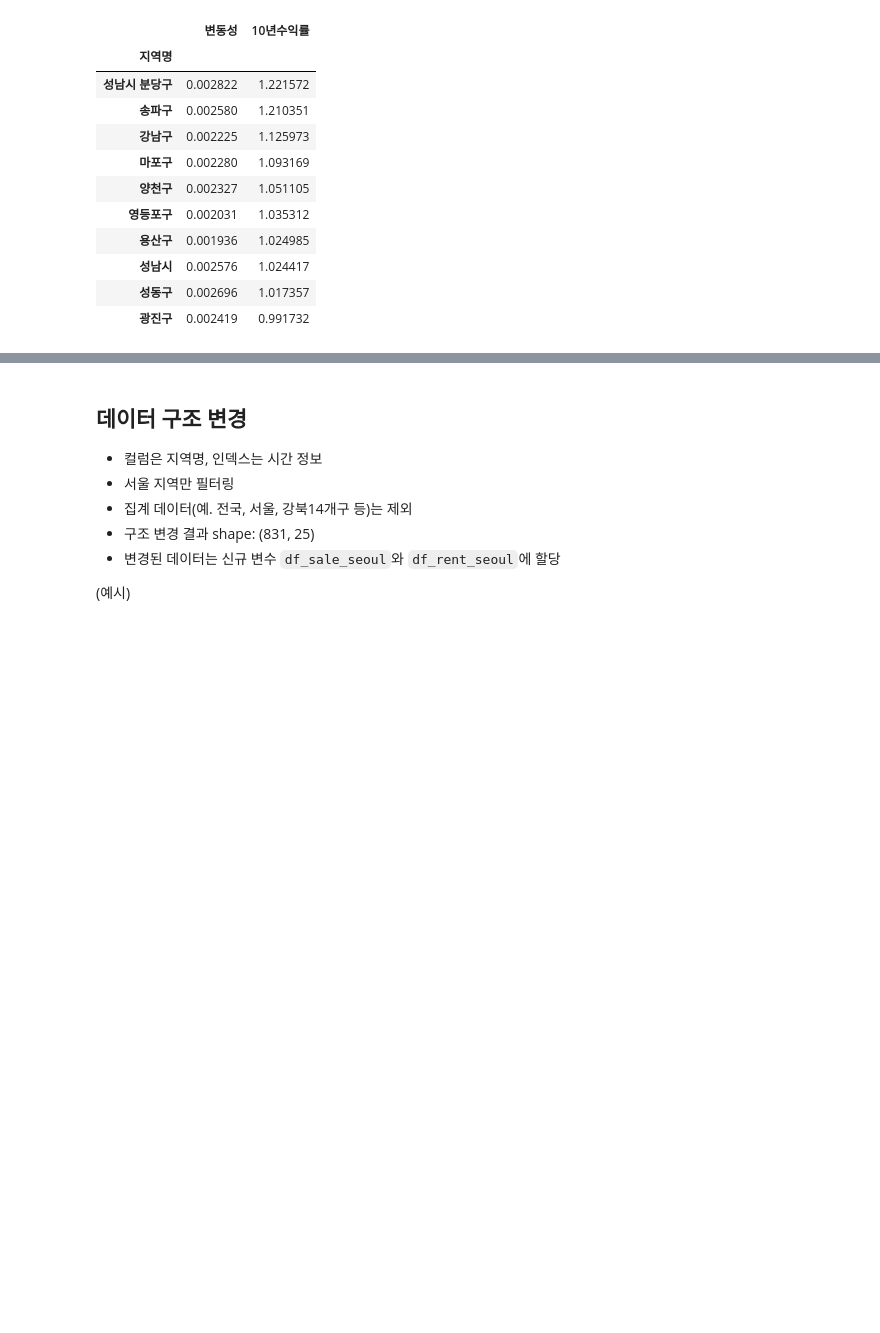
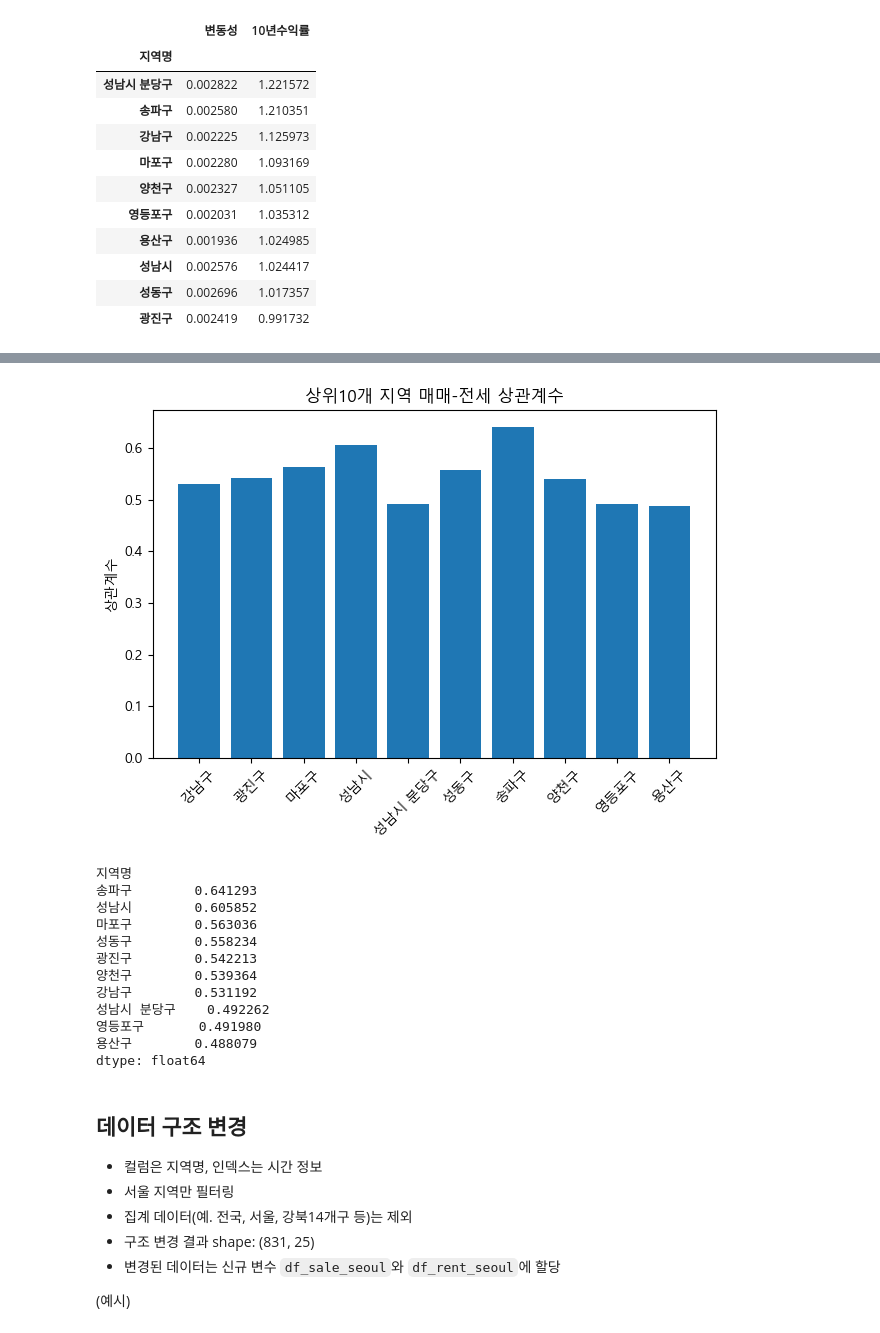
Before and after one commit to sungmin-kim310/hipython, a Jupyter notebook: 45_apt_price_data_analysis__skeleton.ipynb, the cells around one changed output, grey strips where cells are left out. Drawn from its saved outputs; the diff is of its cells as text; code cells hidden in the pictures; blank space fills up the shorter version.

```diff
--- a/45_apt_price_data_analysis__skeleton.ipynb
+++ b/45_apt_price_data_analysis__skeleton.ipynb
@@ -383,0 +519,35 @@ df_sale_long['매매지수'] = pd.to_numeric(df_sale_long['매매지수'])
+# %%
+# 주간 수익률 계산
+top10_data['매매수익률'] = top10_data.groupby('지역명')['매매지수'].pct_change()
+top10_data['전세수익률'] = top10_data.groupby('지역명')['전세지수'].pct_change()
+
+# 상관계수 계산
+corr = (
+    top10_data
+    .groupby('지역명')
+    .apply(lambda x: x['매매수익률'].corr(x['전세수익률']))
+)
+
+plt.figure()
+plt.bar(corr.index, corr.values)
+plt.title("상위10개 지역 매매-전세 상관계수")
+plt.xticks(rotation=45)
+plt.ylabel("상관계수")
+plt.tight_layout()
+plt.show()
+
+corr.sort_values(ascending=False)
+# %% [output]
+[figure, added]
+지역명
+송파구        0.641293
+성남시        0.605852
+마포구        0.563036
+성동구        0.558234
+광진구        0.542213
+양천구        0.539364
+강남구        0.531192
+성남시 분당구    0.492262
+영등포구       0.491980
+용산구        0.488079
+dtype: float64
```
Also changed, not shown: parts of 14 cells of this notebook.
